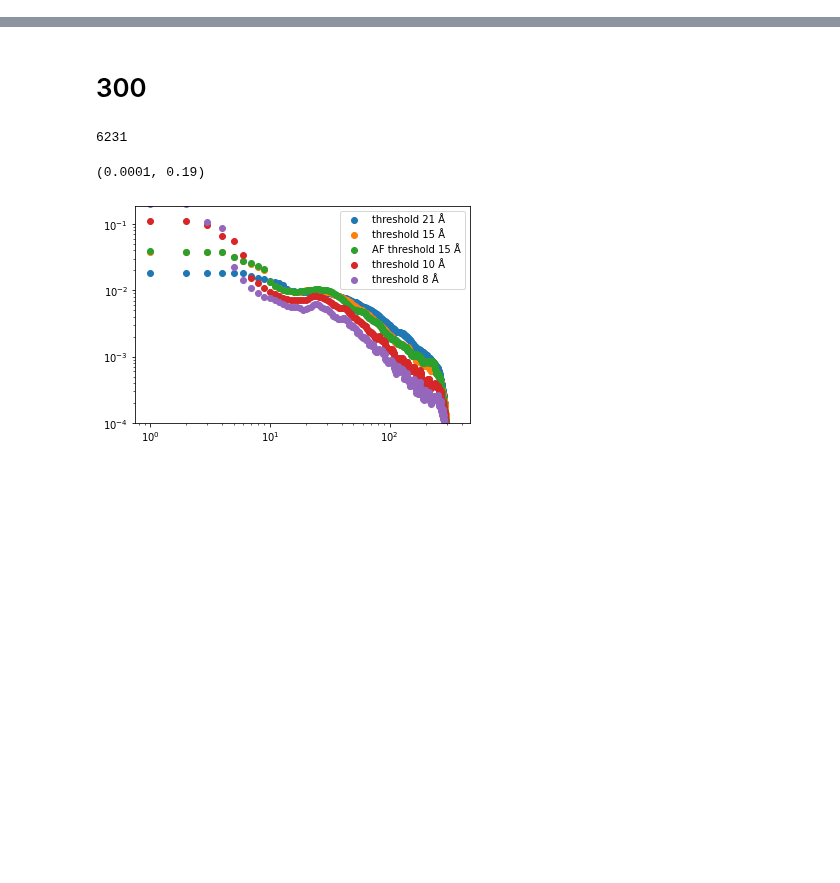
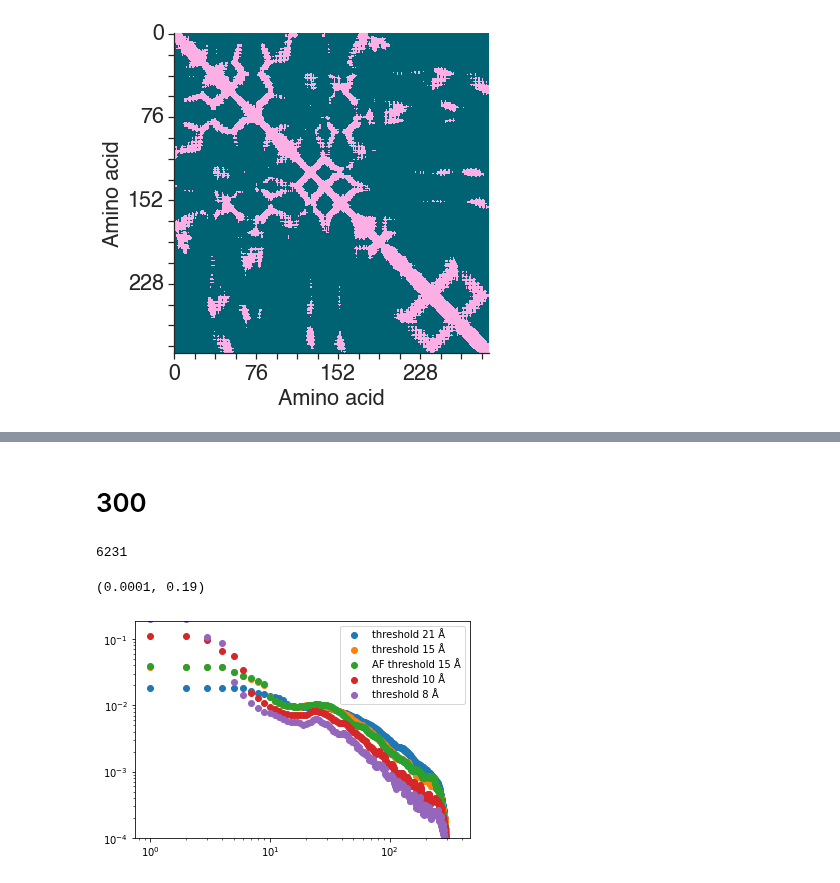
Before and after one commit to meyresearch/amino_acid_distance_distributions, a Jupyter notebook: scripts/playground.ipynb, the cells around one changed output, grey strips where cells are left out. Drawn from its saved outputs; the diff is of its cells as text; code cells hidden in the pictures; blank space fills up the shorter version.

```diff
--- a/scripts/playground.ipynb
+++ b/scripts/playground.ipynb
@@ -58,0 +137,5 @@ def return_distance_histogram(log_file: str, given_algorithm: str, length_range:
+# %%
+#15 Å
+plot_adjacency_matrix("../plots/adjacency_matrices/3ufg.pdb", "pdb")
+# %% [output]
+[figure, added]
```
Also changed, not shown: parts of 5 cells of this notebook, 21 other files.
